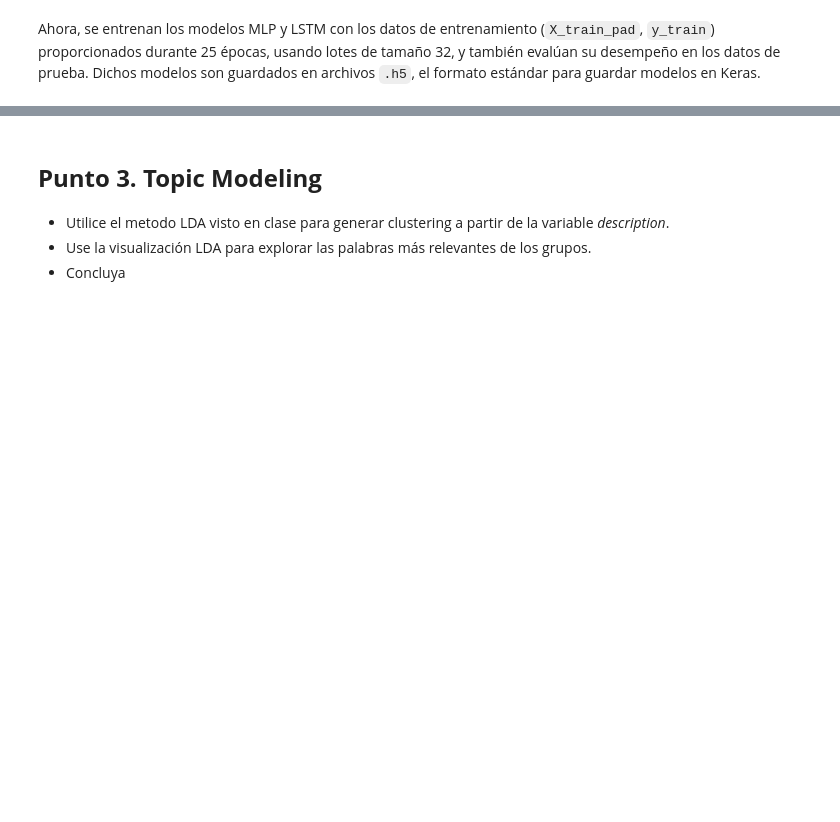
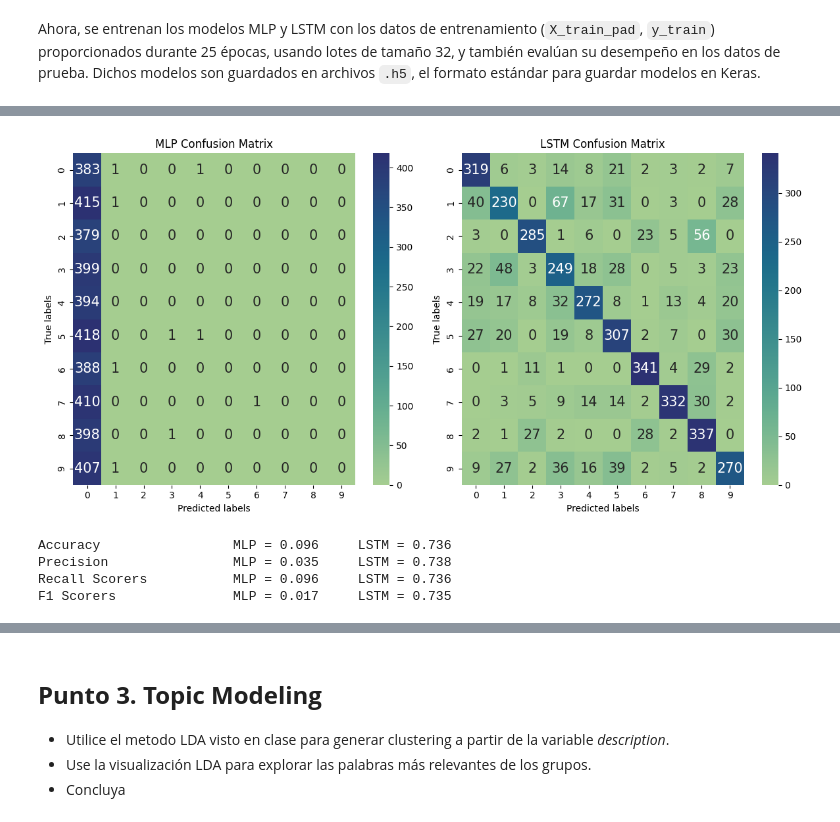
Before and after one commit to Lau-Gonz/NLP-final-project, a Jupyter notebook: CasoFinal_PLN.ipynb, the cells around one changed output, grey strips where cells are left out. Drawn from its saved outputs; the diff is of its cells as text; code cells hidden in the pictures; blank space fills up the shorter version.

```diff
--- a/CasoFinal_PLN.ipynb
+++ b/CasoFinal_PLN.ipynb
@@ -338,0 +393,38 @@ lstm_model = load_model("data/lstm_model.h5")
+# %%
+# Obtener predicciones
+mlp_pred = mlp_model.predict(X_test_pad)
+mlp_pred = np.argmax(mlp_pred, axis=1)
+lstm_pred = lstm_model.predict(X_test_pad)
+lstm_pred = np.argmax(lstm_pred, axis=1)
+# Crear matrices de confusión
+mlp_cm = confusion_matrix(y_test, mlp_pred)
+lstm_cm = confusion_matrix(y_test, lstm_pred)
+plt.figure(figsize=(12, 6))
+# Matriz de confusión para MLP
+plt.subplot(1, 2, 1)
+sns.heatmap(pd.DataFrame(mlp_cm), annot=True, annot_kws={'size': 15}, cmap="crest", fmt="g")
+plt.title('MLP Confusion Matrix')
+plt.xlabel('Predicted labels')
+plt.ylabel('True labels')
+# Matriz de confusión para LSTM
+plt.subplot(1, 2, 2)
+sns.heatmap(pd.DataFrame(lstm_cm), annot=True, annot_kws={'size': 15}, cmap="crest", fmt="g")
+plt.title('LSTM Confusion Matrix')
+plt.xlabel('Predicted labels')
+plt.ylabel('True labels')
+plt.tight_layout()
+plt.show()
+# Métricas
+mlp_accuracy = accuracy_score(y_test, mlp_pred)
+mlp_precision = precision_score(y_test, mlp_pred, average='weighted')
+mlp_recall = recall_score(y_test, mlp_pred, average='weighted')
+mlp_f1score = f1_score(y_test, mlp_pred, average='weighted')
+lstm_accuracy = accuracy_score(y_test, lstm_pred)
+lstm_precision = precision_score(y_test, lstm_pred, average='weighted')
+lstm_recall = recall_score(y_test, lstm_pred, average='weighted')
+lstm_f1score = f1_score(y_test, lstm_pred, average='weighted')
+print(f"Accuracy \t\t MLP = {round(mlp_accuracy, 3)}\t LSTM = {round(lstm_accuracy, 3)}")
+print(f"Precision \t\t MLP = {round(mlp_precision, 3)}\t LSTM = {round(lstm_precision, 3)}")
+print(f"Recall Scorers \t\t MLP = {round(mlp_recall, 3)}\t LSTM = {round(lstm_recall, 3)}")
+print(f"F1 Scorers \t\t MLP = {round(mlp_f1score, 3)}\t LSTM = {round(lstm_f1score, 3)}")
+# %% [output]
@@ -338,0 +433,5 @@ lstm_model = load_model("data/lstm_model.h5")
+[figure, added]
+Accuracy                 MLP = 0.096     LSTM = 0.736
+Precision                MLP = 0.035     LSTM = 0.738
+Recall Scorers           MLP = 0.096     LSTM = 0.736
+F1 Scorers               MLP = 0.017     LSTM = 0.735
```
Also changed, not shown: parts of 18 cells of this notebook, 2 other files.
